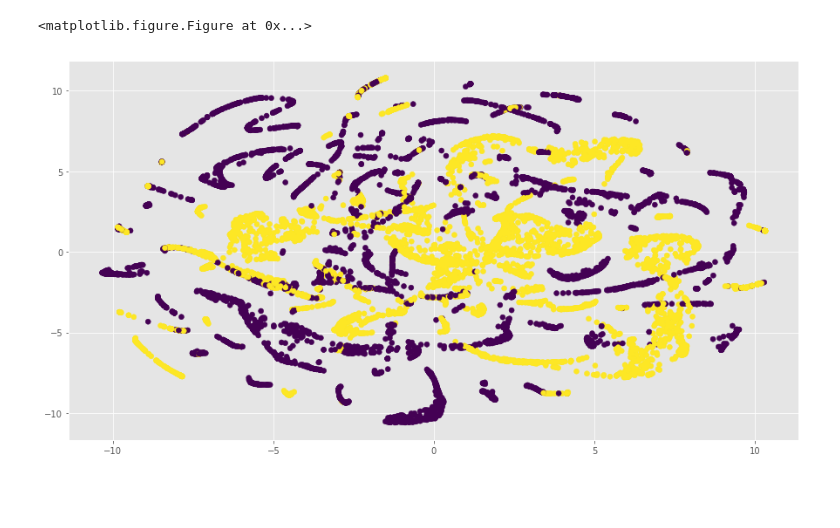
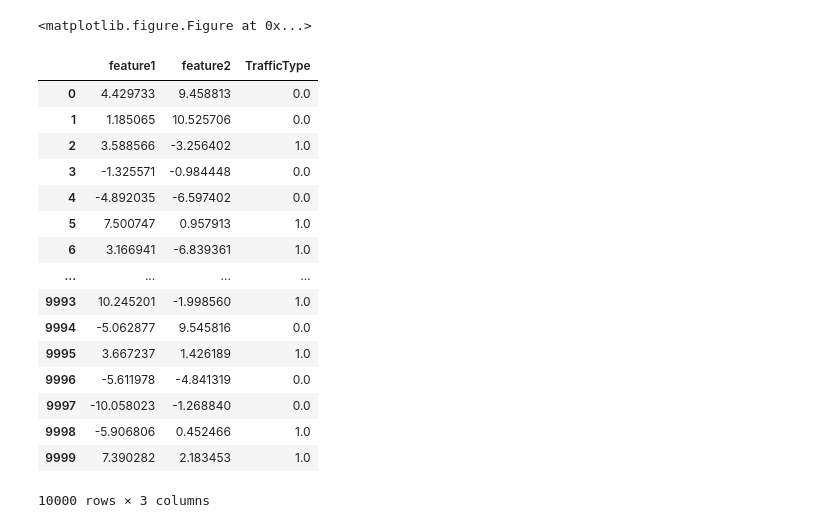
Before and after one commit to rkmalaiya/network_anomaly_detection_deep_learning, a Jupyter notebook: eda.ipynb, the cells around one changed output. Saved outputs shown, nothing was run; the diff lists cells and outputs as text; code cells hidden in the pictures; blank space fills up the shorter version.

```diff
--- a/eda.ipynb
+++ b/eda.ipynb
@@ -408,12 +408,6 @@ plt.figure(figsize=(15,8))
 from sklearn.manifold import TSNE
 model = TSNE(n_components=2, random_state=0)
 #np.set_printoptions(suppress=True)
-df = model.fit_transform(df_train.head(10000))
+df = model.fit_transform(df_train.head(10000).iloc[:, :-1])
 
 df1 = np.hstack((df, preprocessing.kdd_train_2labels_y.head(10000).values.reshape(-1,1)))
-
-plt.figure(figsize=(15,8))
-plt.scatter(x = df1[:,0], y = df1[:,1], c = df1[:,2] )
-plt.legend()
-# %% [output]
-[figure, removed]
@@ -419,0 +418,20 @@ plt.legend()
+# %%
+df2
+# %% [output]
+|  | feature1 | feature2 | TrafficType |
+| 0 | 4.429733 | 9.458813 | 0.0 |
+| 1 | 1.185065 | 10.525706 | 0.0 |
+| 2 | 3.588566 | -3.256402 | 1.0 |
+| 3 | -1.325571 | -0.984448 | 0.0 |
+| 4 | -4.892035 | -6.597402 | 0.0 |
+| 5 | 7.500747 | 0.957913 | 1.0 |
+| 6 | 3.166941 | -6.839361 | 1.0 |
+| ... | ... | ... | ... |
+| 9993 | 10.245201 | -1.998560 | 1.0 |
+| 9994 | -5.062877 | 9.545816 | 0.0 |
+| 9995 | 3.667237 | 1.426189 | 1.0 |
+| 9996 | -5.611978 | -4.841319 | 0.0 |
+| 9997 | -10.058023 | -1.268840 | 0.0 |
+| 9998 | -5.906806 | 0.452466 | 1.0 |
+| 9999 | 7.390282 | 2.183453 | 1.0 |
+10000 rows × 3 columns
```
Also changed, not shown: parts of 4 cells of this notebook, 2 other files.
